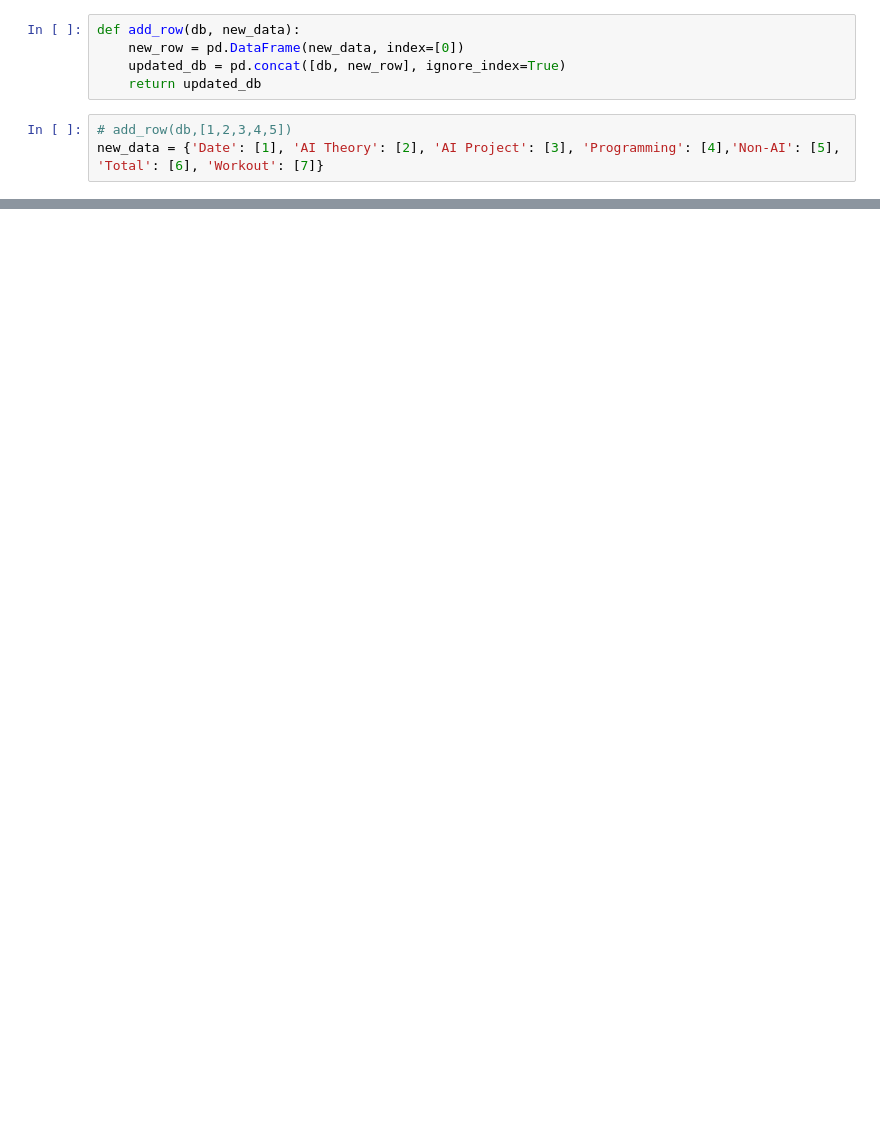
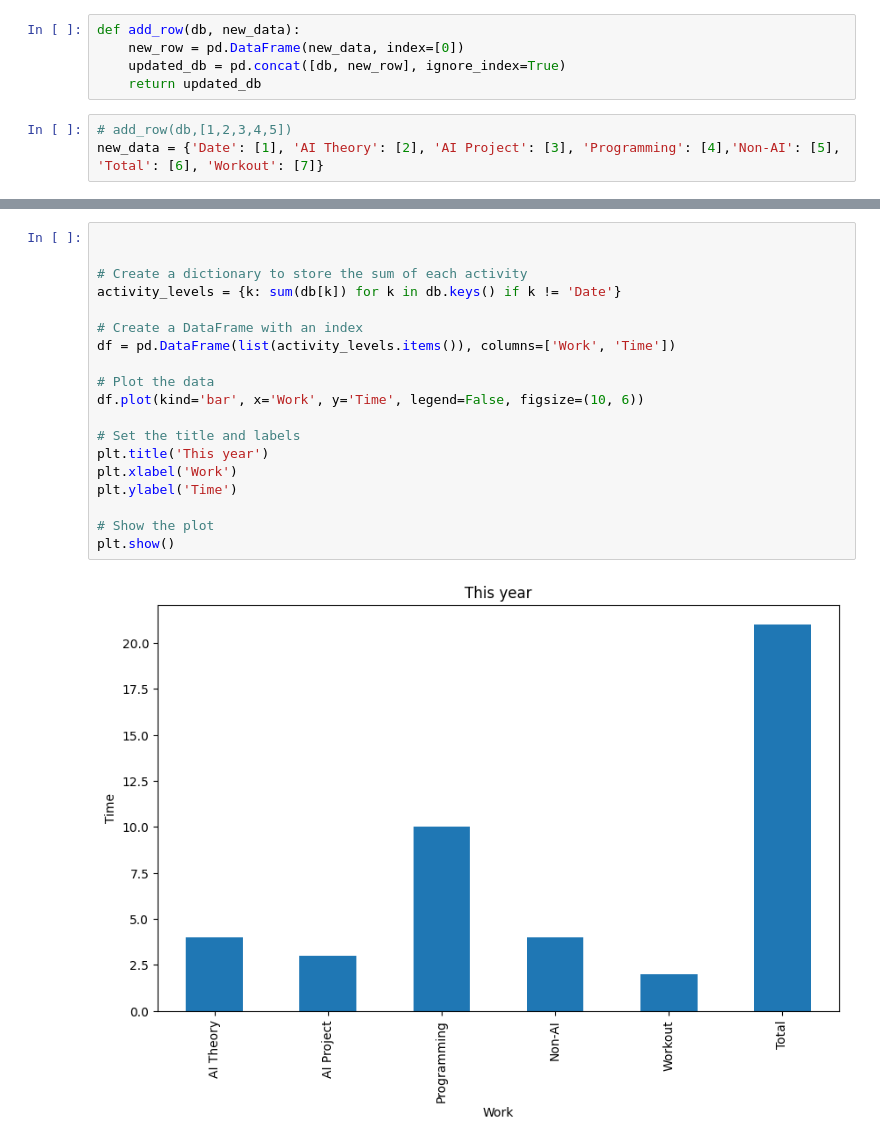
Before and after one commit to Arjun-G-Ravi/Noob-projects, a Jupyter notebook: 20_performance_tracker/test.ipynb, the cells around one changed output, grey strips where cells are left out. Drawn from its saved outputs; the diff is of its cells as text; blank space fills up the shorter version.

```diff
--- a/20_performance_tracker/test.ipynb
+++ b/20_performance_tracker/test.ipynb
@@ -51,0 +81,21 @@ pd.read_csv(db_location)
+# %%
+
+
+# Create a dictionary to store the sum of each activity
+activity_levels = {k: sum(db[k]) for k in db.keys() if k != 'Date'}
+
+# Create a DataFrame with an index
+df = pd.DataFrame(list(activity_levels.items()), columns=['Work', 'Time'])
+
+# Plot the data
+df.plot(kind='bar', x='Work', y='Time', legend=False, figsize=(10, 6))
+
+# Set the title and labels
+plt.title('This year')
+plt.xlabel('Work')
+plt.ylabel('Time')
+
+# Show the plot
+plt.show()
+# %% [output]
+[figure, added]
```
Also changed, not shown: parts of 9 cells of this notebook.
